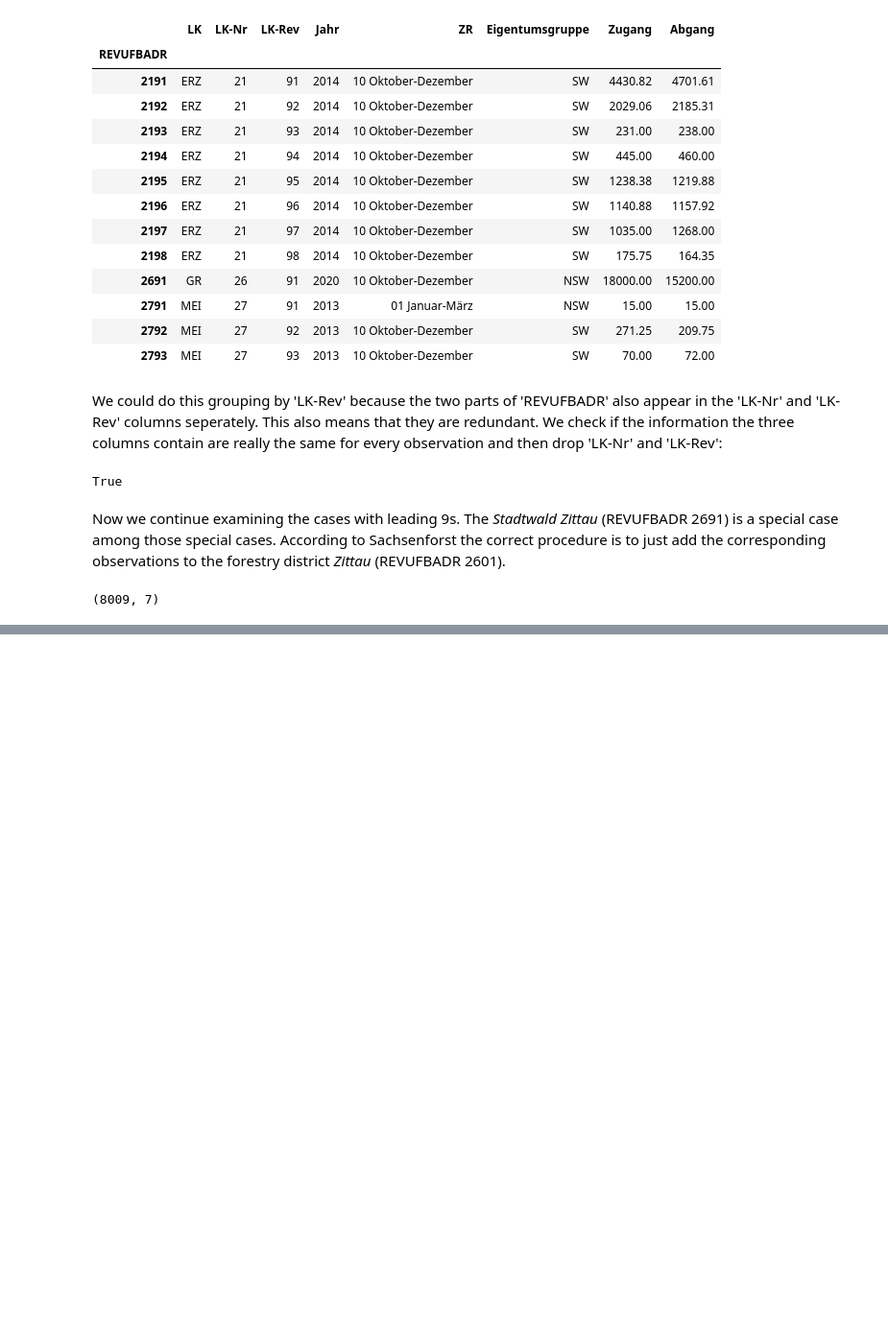
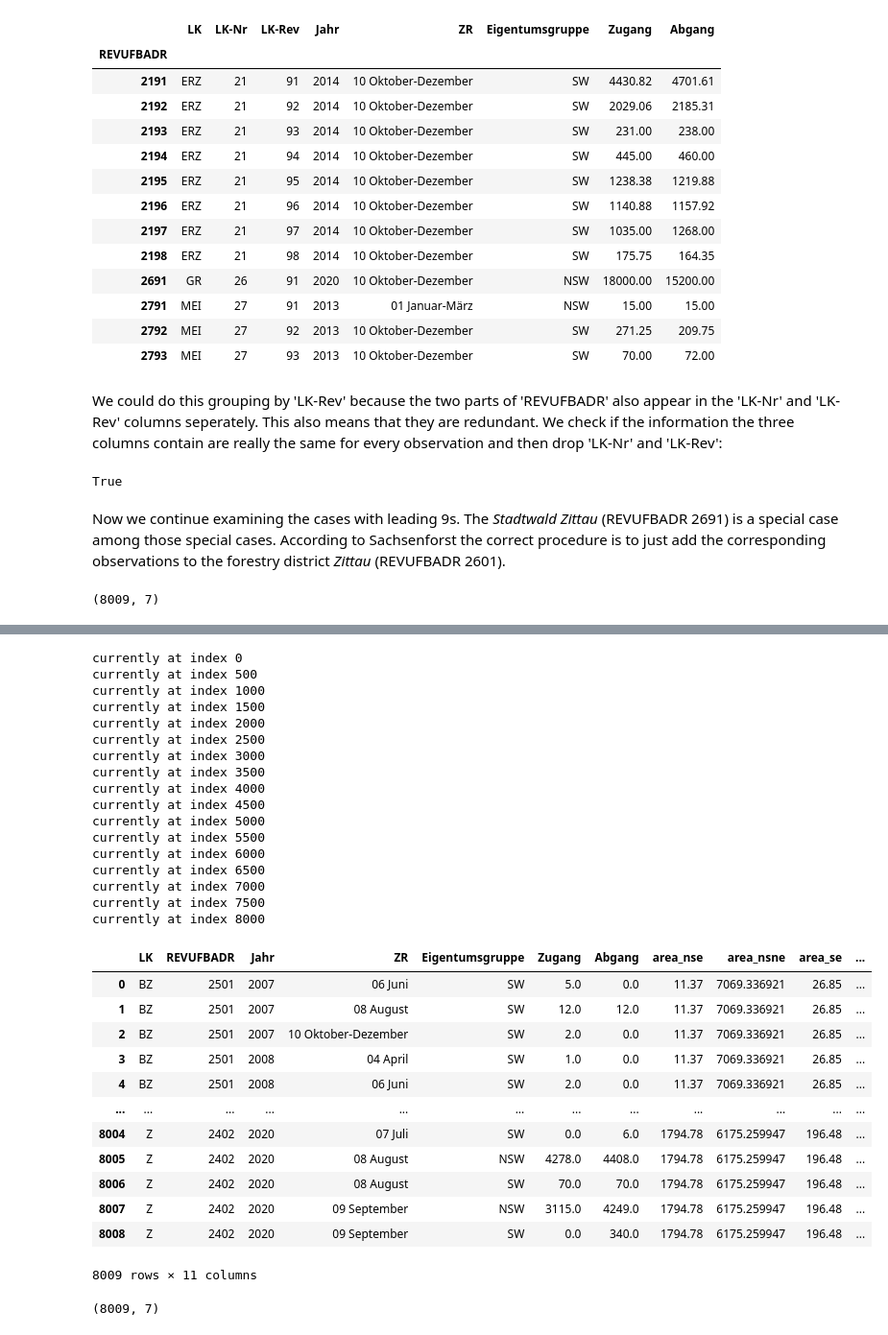
Before and after one commit to ho-ya/Bark_Beetle_Sachsenforst, a Jupyter notebook: Data_Aggregation.ipynb, the cells around one changed output, grey strips where cells are left out. Shown at 96% size. Cells and saved outputs as stored; diff of their text form; code cells hidden in the pictures; blank space fills up the shorter version.

Commit message:
aggreagation function for forest area is done

```diff
--- a/Data_Aggregation.ipynb
+++ b/Data_Aggregation.ipynb
@@ -88,0 +92,4 @@ For the remaining forestry districts we need to distinguish between the old bord
+# %%
+# load in the first shape file as a geopandas geodataframe
+districts_new = gpd.read_file(r'data_raw/shape/ufb_rev_wald_teil.shp', encoding='utf-8')
+districts_new.head(3)
@@ -88,0 +101,5 @@ For the remaining forestry districts we need to distinguish between the old bord
+# %%
+# load in the second shape file as a geopandas geodataframe
+districts_old = gpd.read_file(r'data_raw/shape/ufb_rev_vorUmstrukturierungen.shp', encoding='utf-8')
+
+districts_old.head(3)
@@ -88,0 +111,12 @@ For the remaining forestry districts we need to distinguish between the old bord
+# %%
+# add 90 to every 'REVUFBADR' in the districts_old dataframe to get the leading 9 notation for abolished forestry districts
+districts_old['REVUFBADR'] = districts_old['REVUFBADR'].astype(int) + 90
+# %%
+# change 'REVUFBADR' of districts_new to type int
+districts_new['REVUFBADR'] = districts_new['REVUFBADR'].astype(int)
+
+# merge the geodataframes
+districts = pd.merge(districts_new, districts_old, how ='outer')
+
+# shape should be 64x8 now
+districts.shape
@@ -88,0 +249,37 @@ For the remaining forestry districts we need to distinguish between the old bord
+# %%
+data_aggregation()
+# %% [output]
+currently at index 0
+currently at index 500
+currently at index 1000
+currently at index 1500
+currently at index 2000
+currently at index 2500
+currently at index 3000
+currently at index 3500
+currently at index 4000
+currently at index 4500
+currently at index 5000
+currently at index 5500
+currently at index 6000
+currently at index 6500
+currently at index 7000
+currently at index 7500
+currently at index 8000
+|  | LK | REVUFBADR | Jahr | ZR | Eigentumsgruppe | Zugang | Abgang | area_nse | area_nsne | area_se | ... |
+| 0 | BZ | 2501 | 2007 | 06 Juni | SW | 5.0 | 0.0 | 11.37 | 7069.336921 | 26.85 | ... |
+| 1 | BZ | 2501 | 2007 | 08 August | SW | 12.0 | 12.0 | 11.37 | 7069.336921 | 26.85 | ... |
+| 2 | BZ | 2501 | 2007 | 10 Oktober-Dezember | SW | 2.0 | 0.0 | 11.37 | 7069.336921 | 26.85 | ... |
+| 3 | BZ | 2501 | 2008 | 04 April | SW | 1.0 | 0.0 | 11.37 | 7069.336921 | 26.85 | ... |
+| 4 | BZ | 2501 | 2008 | 06 Juni | SW | 2.0 | 0.0 | 11.37 | 7069.336921 | 26.85 | ... |
+| ... | ... | ... | ... | ... | ... | ... | ... | ... | ... | ... | ... |
+| 8004 | Z | 2402 | 2020 | 07 Juli | SW | 0.0 | 6.0 | 1794.78 | 6175.259947 | 196.48 | ... |
+| 8005 | Z | 2402 | 2020 | 08 August | NSW | 4278.0 | 4408.0 | 1794.78 | 6175.259947 | 196.48 | ... |
+| 8006 | Z | 2402 | 2020 | 08 August | SW | 70.0 | 70.0 | 1794.78 | 6175.259947 | 196.48 | ... |
+| 8007 | Z | 2402 | 2020 | 09 September | NSW | 3115.0 | 4249.0 | 1794.78 | 6175.259947 | 196.48 | ... |
+| 8008 | Z | 2402 | 2020 | 09 September | SW | 0.0 | 340.0 | 1794.78 | 6175.259947 | 196.48 | ... |
+8009 rows × 11 columns
+# %%
+infestation_history.shape
+# %% [output]
+(8009, 7)
```
Also changed, not shown: parts of 8 cells of this notebook.
